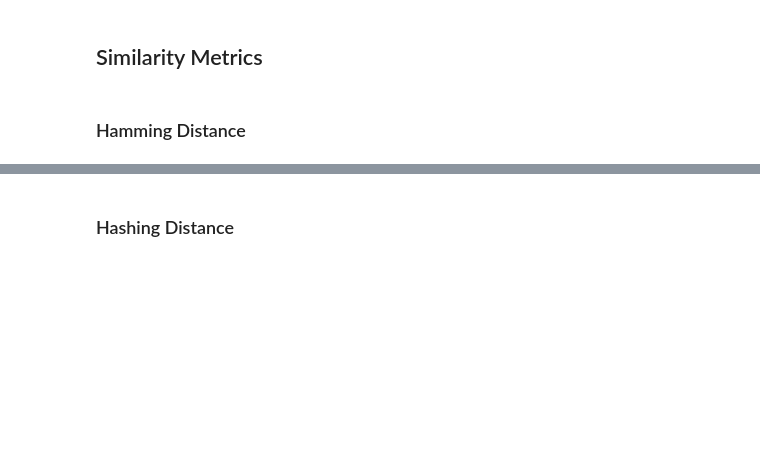
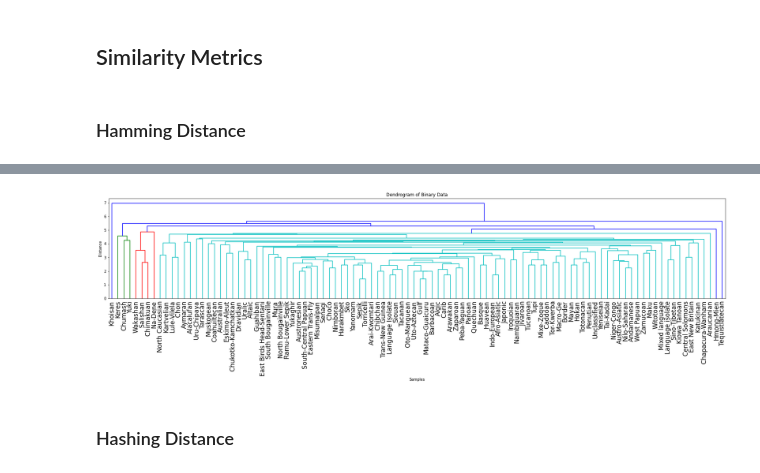
Before and after one commit to shushkovsky/02-731-Evolution-Project, a Jupyter notebook: exploration.ipynb, the cells around one changed output, grey strips where cells are left out. Drawn from its saved outputs; the diff is of its cells as text; code cells hidden in the pictures; blank space fills up the shorter version.

```diff
--- a/exploration.ipynb
+++ b/exploration.ipynb
@@ -61,0 +97,21 @@ is where you can paste in the ISO code to see that it's a real language, the "Na
+# %%
+treeData = data
+
+# Now let's find the majority value for each Language Classification
+def majority_value(group):
+    phoneme_cols = [col for col in group.columns if col.startswith('Phoneme')]
+    majority_row = {}
+    for col in phoneme_cols:
+        value_counts = group[col].value_counts()
+        #print(value_counts)
+        # Get the value with the highest count
+        majority_value = value_counts.idxmax()
+        #print(majority_value)
+        # Store the majority value for the column
+        majority_row[col] = majority_value
+    return pd.Series(majority_row)
+
+# Group by Language Classification and apply the majority_value function
+groupedTreeData = treeData.groupby('Language Classification').apply(majority_value).reset_index()
+
+print(groupedTreeData)
@@ -61,0 +136,20 @@ is where you can paste in the ISO code to see that it's a real language, the "Na
+# %%
+from scipy.cluster import hierarchy
+import matplotlib.pyplot as plt
+
+binary_data = groupedTreeData.iloc[:, 1:].values  # Assuming binary data starts from column 1
+
+distance_matrix = hierarchy.distance.pdist(binary_data, metric='euclidean')
+
+Z = hierarchy.linkage(distance_matrix, method='average', optimal_ordering=True)
+
+# Plot dendrogram
+plt.figure(figsize=(30, 5))
+dn = hierarchy.dendrogram(Z, labels=groupedTreeData.iloc[:, 0].values, leaf_rotation=90)
+plt.title('Dendrogram of Binary Data')
+plt.xlabel('Samples')
+plt.xticks(fontsize=17, rotation=90)
+plt.ylabel('Distance')
+plt.show()
+# %% [output]
+[figure, added]
```
Also changed, not shown: parts of 24 cells of this notebook.
